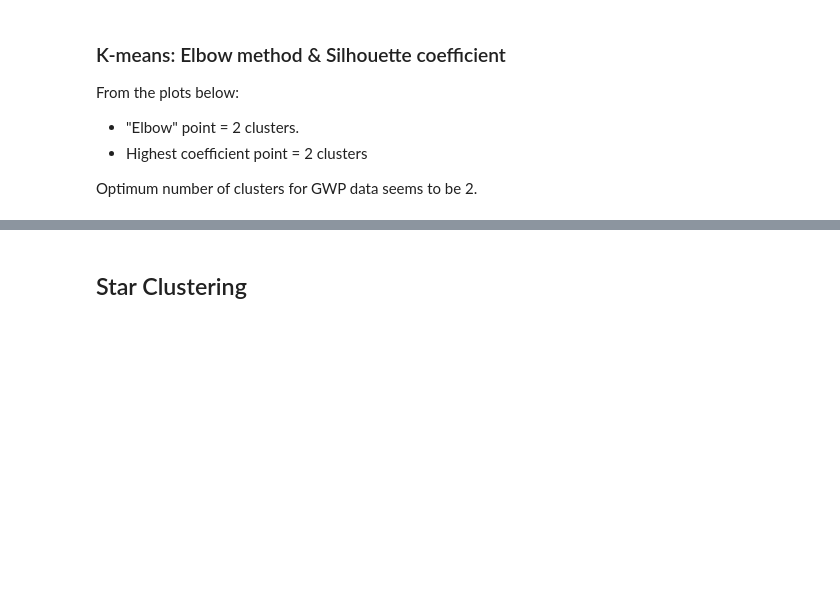
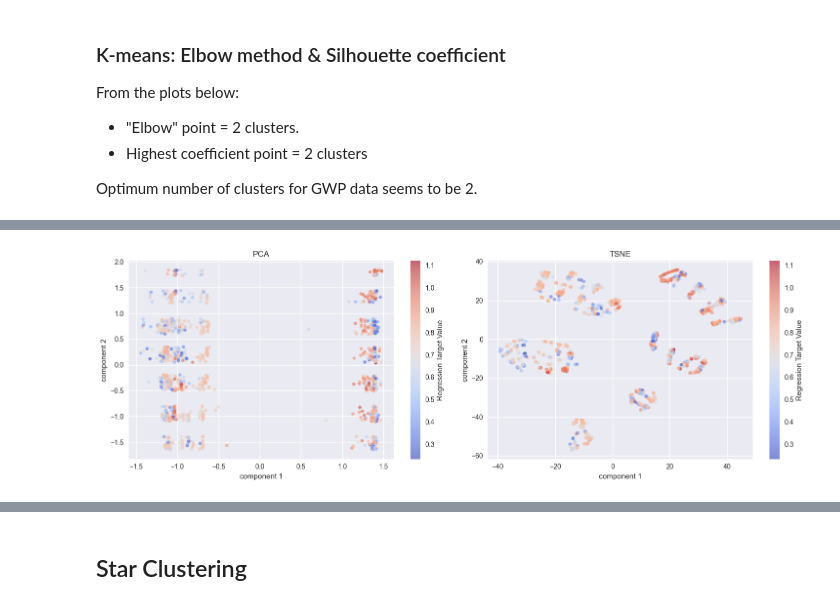
Before and after one commit to TNicko/DataMiningML, a Jupyter notebook: task3_4.ipynb, the cells around one changed output, grey strips where cells are left out. Cells and saved outputs as stored; diff of their text form; code cells hidden in the pictures; blank space fills up the shorter version.

```diff
--- a/task3_4.ipynb
+++ b/task3_4.ipynb
@@ -77,0 +143,8 @@ plot_side_by_side(
+# %%
+plot_side_by_side(
+    lambda: plot_2d_data_heatscatter(X_gwp_pca, y_gwp),
+    lambda: plot_2d_data_heatscatter(X_gwp_tsne, y_gwp),
+    titles=["PCA", "TSNE"],
+)
+# %% [output]
+[figure, added]
```
Also changed, not shown: parts of 14 cells of this notebook, 4 other files.
